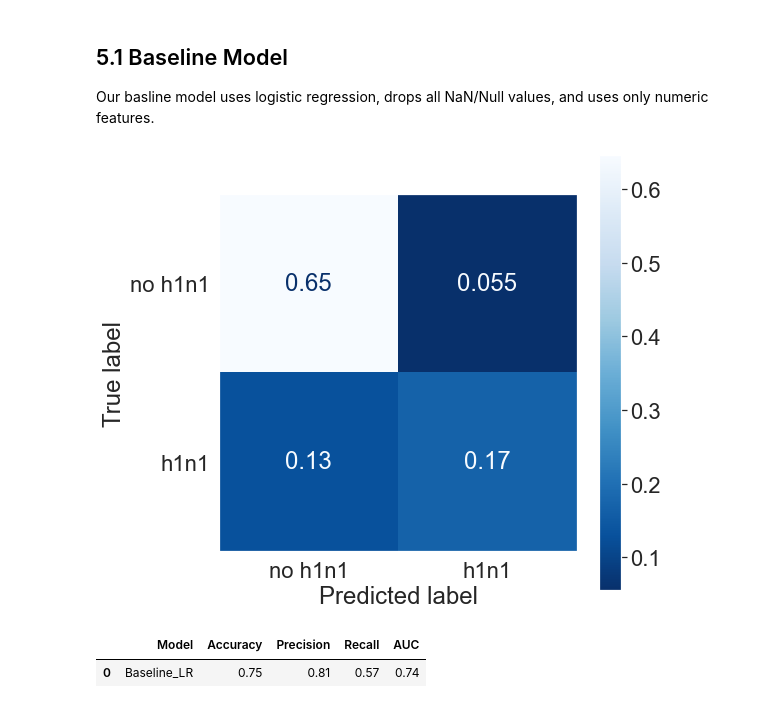
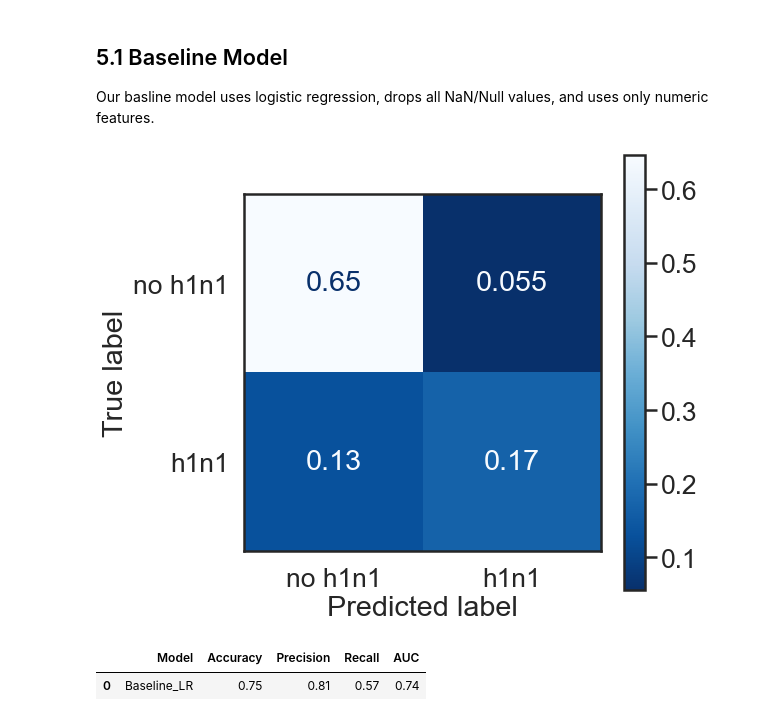
Before and after one commit to westonshuken/h1n1-and-flu-vaccine-predictor, a Jupyter notebook: index-copy-weston-SMOTE.ipynb, the cells around one changed output. Cells and saved outputs as stored; diff of their text form; code cells hidden in the pictures.

```diff
--- a/index-copy-weston-SMOTE.ipynb
+++ b/index-copy-weston-SMOTE.ipynb
@@ -106,7 +106,7 @@ no_h1n1 = data['h1n1_vaccine'].value_counts(normalize=False)[0]
 yes_h1n1 = data['h1n1_vaccine'].value_counts(normalize=False)[1]
 
 fig, ax = plt.subplots(figsize=(8, 5))
-sns.set_theme(style="white", context="talk", font_scale=1.5)
+sns.set_theme(style="white", context="poster")
 sns.barplot(x=['No H1N1', 'H1N1'], y=[no_h1n1, yes_h1n1], palette="Blues_r", ax=ax)
 ax.set_ylabel('Response Counts')
 ax.set_xlabel('Vaccination Status')
@@ -170,14 +170,15 @@ baseline_model.fit(X_train, y_train)
 
 baseline_pred = baseline_model.predict(X_test)
 # %%
-sns.set(font_scale=2.0)
+sns.set_theme(style="white", context="poster", font_scale=1.2)
+
 fig, ax = plt.subplots(figsize=(8, 8))
 plot_confusion_matrix(baseline_model, X_test, y_test, cmap='Blues_r',
                       display_labels=['no h1n1', 'h1n1'], ax=ax, normalize='all')
 plt.grid(False)
 plt.show()
 # %% [output]
-[figure, old version]
+[figure, new version]
 # %%
 metric_table = pd.DataFrame(columns = ['Model', 'Accuracy', 'Precision', 'Recall', 'AUC'])
 
```
Also changed, not shown: parts of 84 cells of this notebook.
